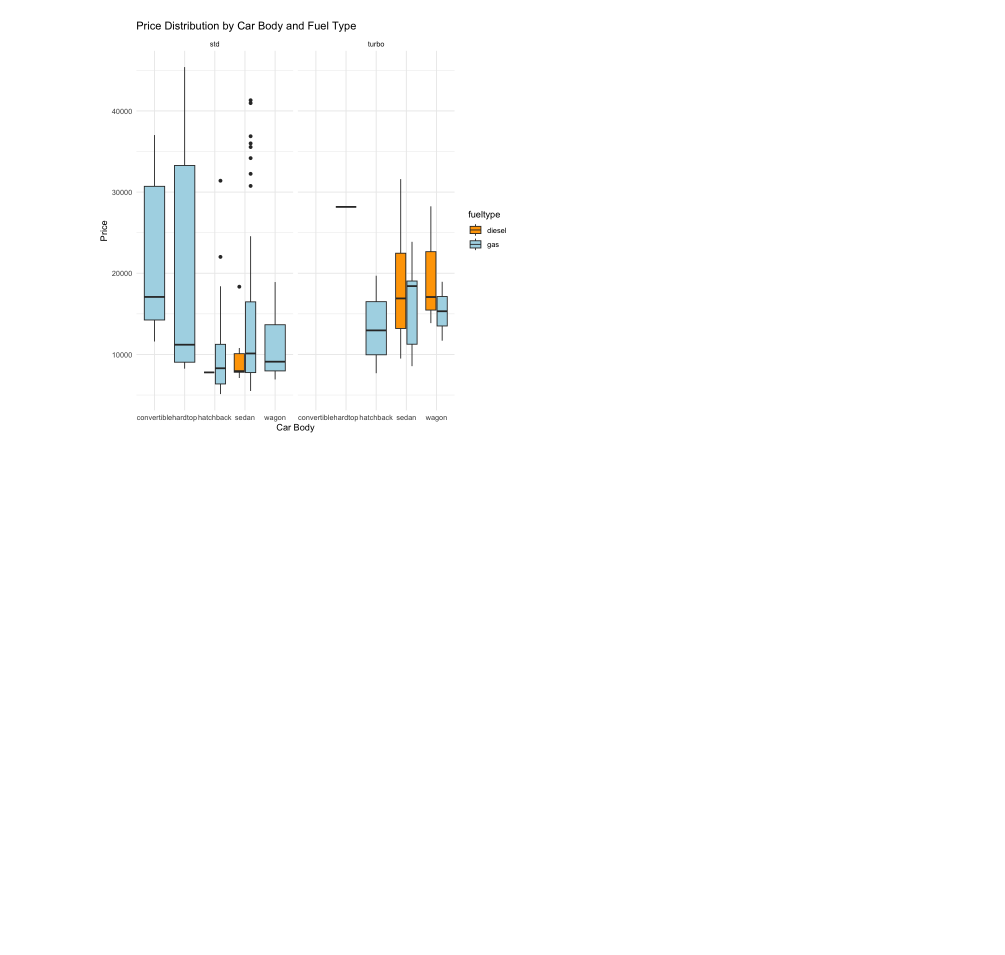
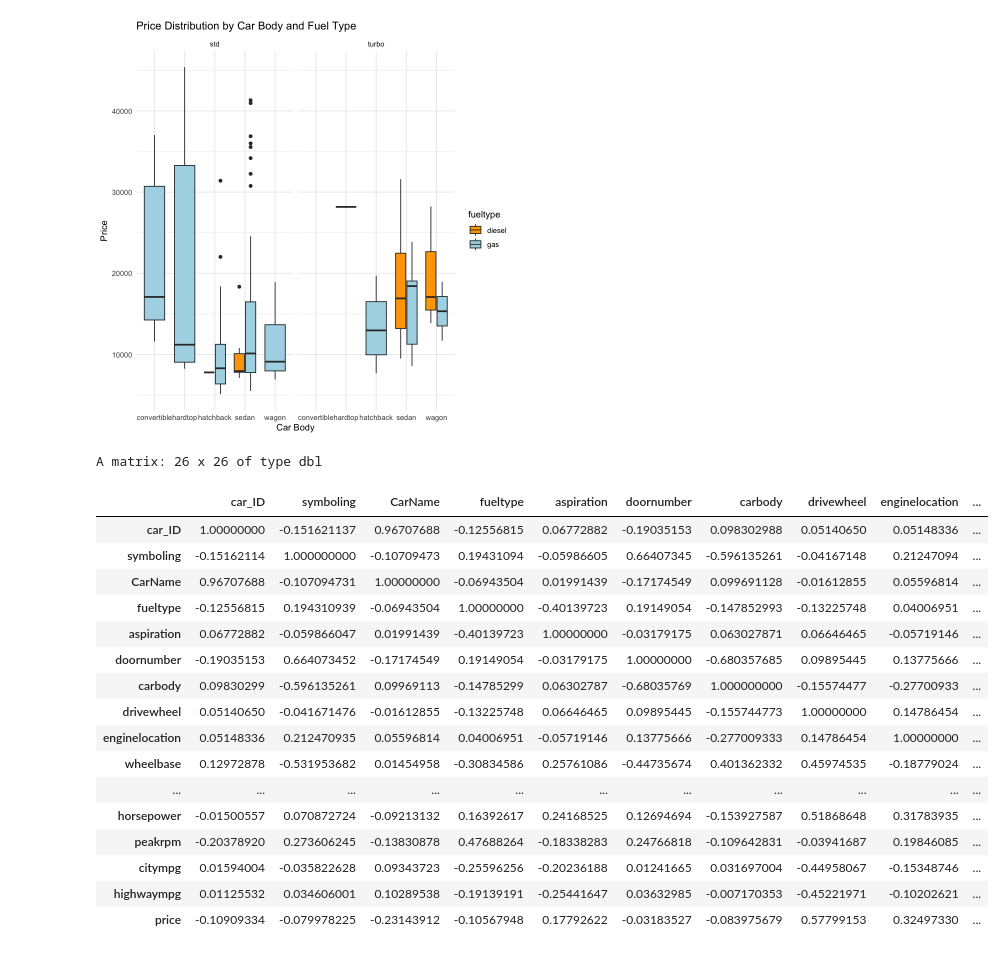
Before and after one commit to SelinaWang11/Stat306-group-project, a Jupyter notebook: data_cleaning.ipynb, the cells around one changed output. Saved outputs shown, nothing was run; the diff lists cells and outputs as text; code cells hidden in the pictures; blank space fills up the shorter version.

```diff
--- a/data_cleaning.ipynb
+++ b/data_cleaning.ipynb
@@ -99,3 +105,42 @@ ggplot(car_data, aes(x = carbody, y = price, fill = fueltype)) +
 # %% [output]
 [figure]
 [figure]
+# %%
+#encode the categorical features
+non_numeric_data <- car_data %>% select_if(Negate(is.numeric))
+
+
+car_data_new <- car_data
+car_data_new$CarName <- as.numeric(factor(car_data$CarName))
+car_data_new$fueltype <- as.numeric(factor(car_data$fueltype))
+car_data_new$aspiration <- as.numeric(factor(car_data$aspiration))
+car_data_new$doornumber <- as.numeric(factor(car_data$doornumber))
+car_data_new$carbody <- as.numeric(factor(car_data$carbody))
+car_data_new$drivewheel <- as.numeric(factor(car_data$drivewheel))
+car_data_new$enginelocation <- as.numeric(factor(car_data$enginelocation))
+car_data_new$enginetype <- as.numeric(factor(car_data$enginetype))
+car_data_new$cylindernumber <- as.numeric(factor(car_data$cylindernumber))
+car_data_new$fuelsystem <- as.numeric(factor(car_data$fuelsystem))
+
+# build the correlation matrix
+cor_matrix <- cor(car_data_new, use = "complete.obs")
+cor_matrix
+# %% [output]
+A matrix: 26 x 26 of type dbl
+|  | car_ID | symboling | CarName | fueltype | aspiration | doornumber | carbody | drivewheel | enginelocation | ... |
+| car_ID | 1.00000000 | -0.151621137 | 0.96707688 | -0.12556815 | 0.06772882 | -0.19035153 | 0.098302988 | 0.05140650 | 0.05148336 | ... |
+| symboling | -0.15162114 | 1.000000000 | -0.10709473 | 0.19431094 | -0.05986605 | 0.66407345 | -0.596135261 | -0.04167148 | 0.21247094 | ... |
+| CarName | 0.96707688 | -0.107094731 | 1.00000000 | -0.06943504 | 0.01991439 | -0.17174549 | 0.099691128 | -0.01612855 | 0.05596814 | ... |
+| fueltype | -0.12556815 | 0.194310939 | -0.06943504 | 1.00000000 | -0.40139723 | 0.19149054 | -0.147852993 | -0.13225748 | 0.04006951 | ... |
+| aspiration | 0.06772882 | -0.059866047 | 0.01991439 | -0.40139723 | 1.00000000 | -0.03179175 | 0.063027871 | 0.06646465 | -0.05719146 | ... |
+| doornumber | -0.19035153 | 0.664073452 | -0.17174549 | 0.19149054 | -0.03179175 | 1.00000000 | -0.680357685 | 0.09895445 | 0.13775666 | ... |
+| carbody | 0.09830299 | -0.596135261 | 0.09969113 | -0.14785299 | 0.06302787 | -0.68035769 | 1.000000000 | -0.15574477 | -0.27700933 | ... |
+| drivewheel | 0.05140650 | -0.041671476 | -0.01612855 | -0.13225748 | 0.06646465 | 0.09895445 | -0.155744773 | 1.00000000 | 0.14786454 | ... |
+| enginelocation | 0.05148336 | 0.212470935 | 0.05596814 | 0.04006951 | -0.05719146 | 0.13775666 | -0.277009333 | 0.14786454 | 1.00000000 | ... |
+| wheelbase | 0.12972878 | -0.531953682 | 0.01454958 | -0.30834586 | 0.25761086 | -0.44735674 | 0.401362332 | 0.45974535 | -0.18779024 | ... |
+| ... | ... | ... | ... | ... | ... | ... | ... | ... | ... | ... |
+| horsepower | -0.01500557 | 0.070872724 | -0.09213132 | 0.16392617 | 0.24168525 | 0.12694694 | -0.153927587 | 0.51868648 | 0.31783935 | ... |
+| peakrpm | -0.20378920 | 0.273606245 | -0.13830878 | 0.47688264 | -0.18338283 | 0.24766818 | -0.109642831 | -0.03941687 | 0.19846085 | ... |
+| citympg | 0.01594004 | -0.035822628 | 0.09343723 | -0.25596256 | -0.20236188 | 0.01241665 | 0.031697004 | -0.44958067 | -0.15348746 | ... |
+| highwaympg | 0.01125532 | 0.034606001 | 0.10289538 | -0.19139191 | -0.25441647 | 0.03632985 | -0.007170353 | -0.45221971 | -0.10202621 | ... |
+| price | -0.10909334 | -0.079978225 | -0.23143912 | -0.10567948 | 0.17792622 | -0.03183527 | -0.083975679 | 0.57799153 | 0.32497330 | ... |
```
Also changed, not shown: parts of 4 cells of this notebook.
